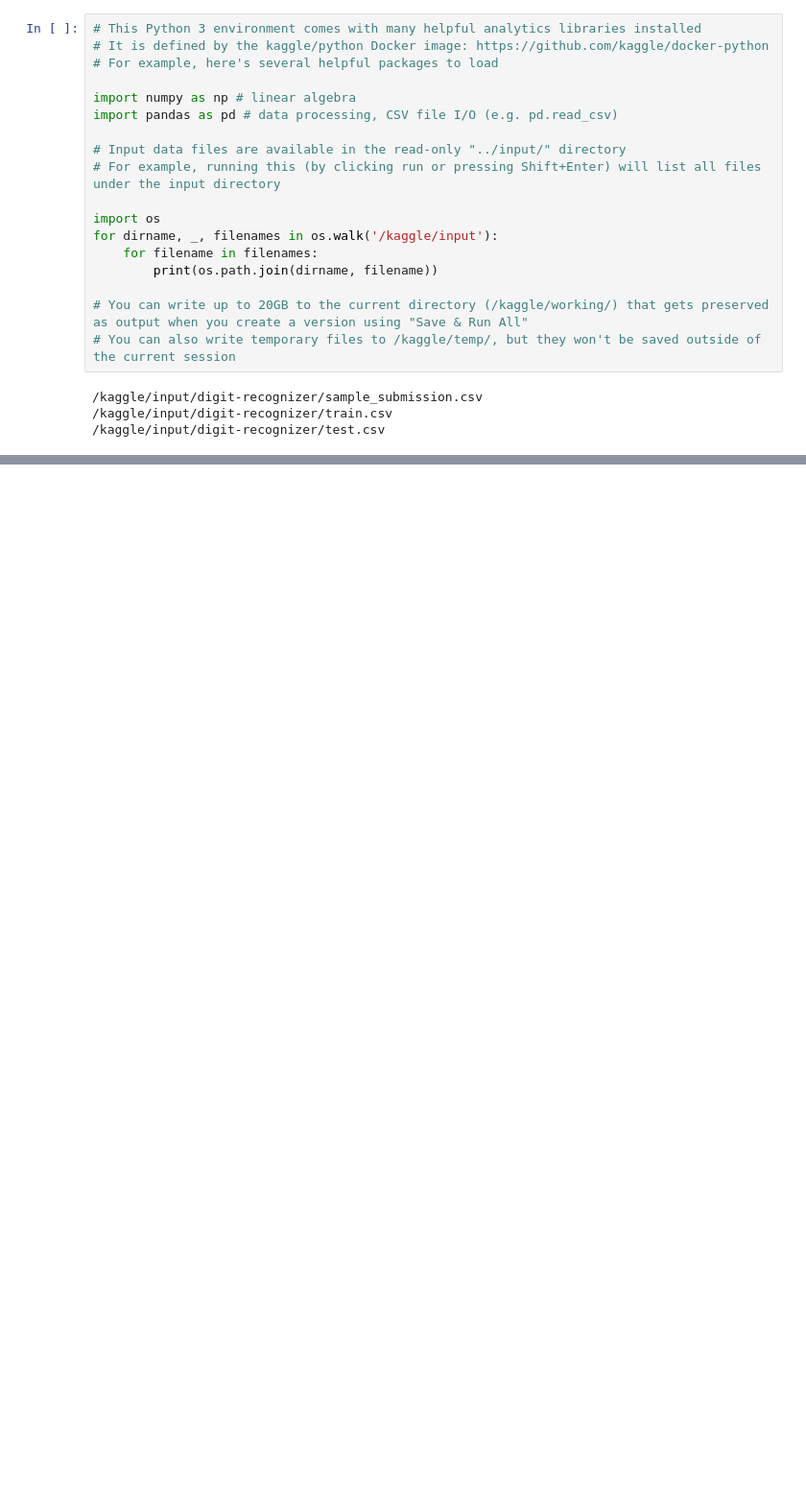
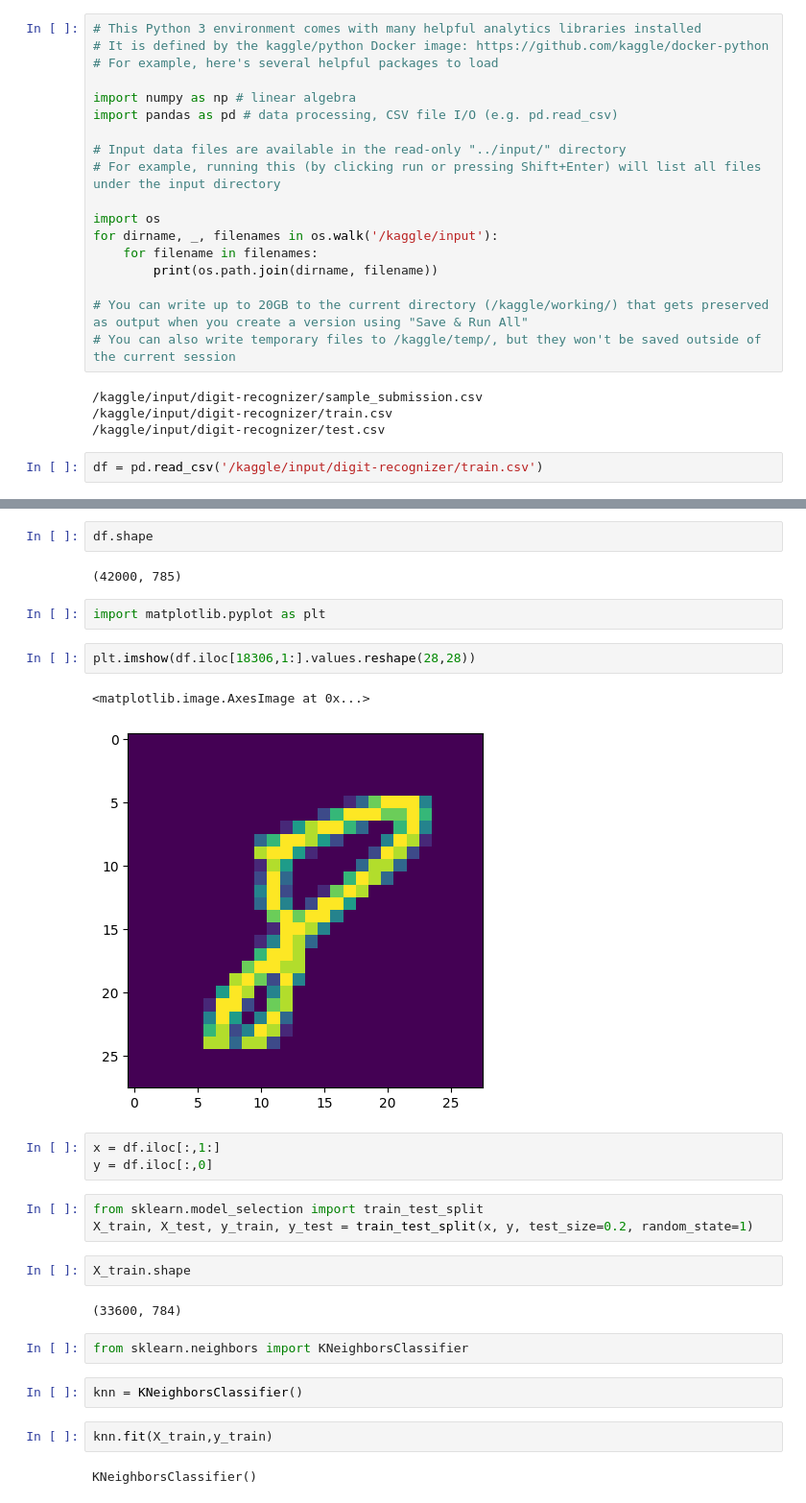
Before and after one commit to tajshuvoo/ml_and_advance_practice, a Jupyter notebook: ml/4-feature-engineering/PCA/pca-on-mnist.ipynb, the cells around one changed output, grey strips where cells are left out. Shown at 96% size. Cells and saved outputs as stored; diff of their text form; blank space fills up the shorter version.

Commit message:
Kaggle Notebook | pca-on-mnist | Version 3

```diff
--- a/ml/4-feature-engineering/PCA/pca-on-mnist.ipynb
+++ b/ml/4-feature-engineering/PCA/pca-on-mnist.ipynb
@@ -20,3 +20,5 @@ for dirname, _, filenames in os.walk('/kaggle/input'):
 /kaggle/input/digit-recognizer/sample_submission.csv
 /kaggle/input/digit-recognizer/train.csv
 /kaggle/input/digit-recognizer/test.csv
+# %%
+df = pd.read_csv('/kaggle/input/digit-recognizer/train.csv')
@@ -22,0 +38,29 @@ for dirname, _, filenames in os.walk('/kaggle/input'):
+# %%
+df.shape
+# %% [output]
+(42000, 785)
+# %%
+import matplotlib.pyplot as plt
+# %%
+plt.imshow(df.iloc[18306,1:].values.reshape(28,28))
+# %% [output]
+<matplotlib.image.AxesImage at 0x...>
+[figure, added]
+# %%
+x = df.iloc[:,1:]
+y = df.iloc[:,0]
+# %%
+from sklearn.model_selection import train_test_split
+X_train, X_test, y_train, y_test = train_test_split(x, y, test_size=0.2, random_state=1)
+# %%
+X_train.shape
+# %% [output]
+(33600, 784)
+# %%
+from sklearn.neighbors import KNeighborsClassifier
+# %%
+knn = KNeighborsClassifier()
+# %%
+knn.fit(X_train,y_train)
+# %% [output]
+KNeighborsClassifier()
```
Also changed, not shown: parts of 29 cells of this notebook.
